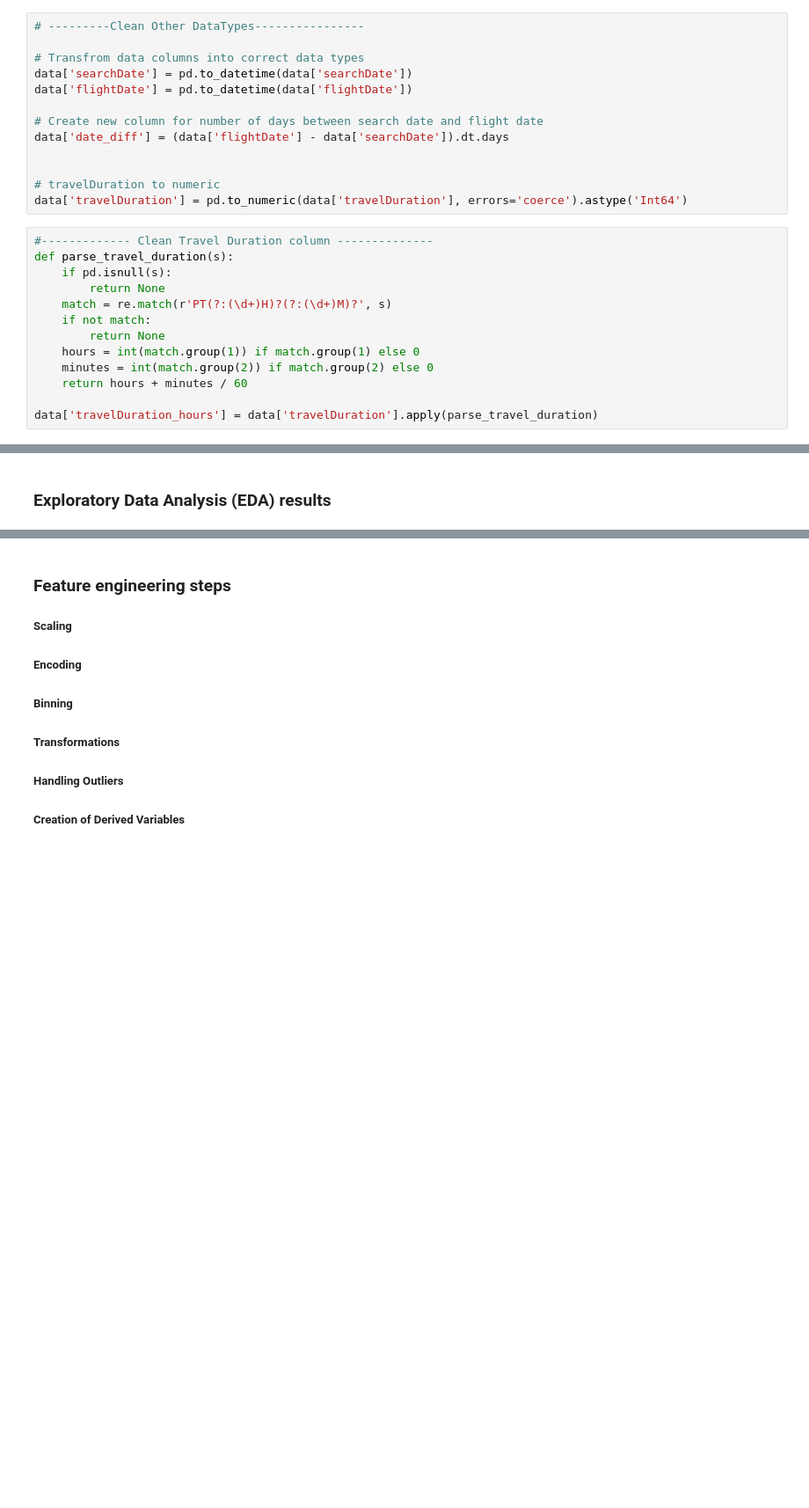
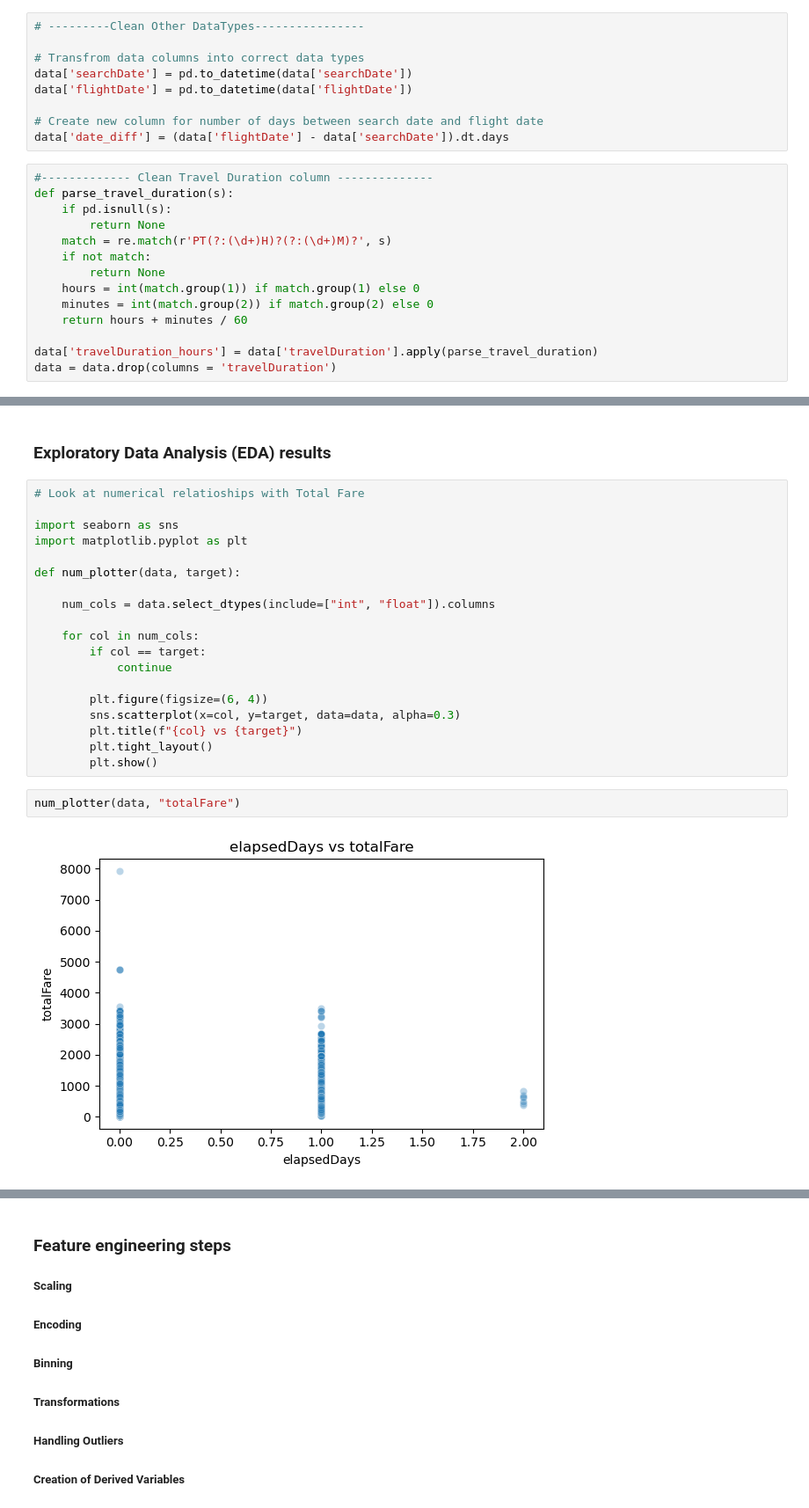
Before and after one commit to andreavreug/Airline-Fare-Prediction, a Jupyter notebook: Pricing_Analysis.ipynb, the cells around one changed output, grey strips where cells are left out. Shown at 88% size. Cells and saved outputs as stored; diff of their text form; blank space fills up the shorter version.

```diff
--- a/Pricing_Analysis.ipynb
+++ b/Pricing_Analysis.ipynb
@@ -149,10 +149,6 @@ data['flightDate'] = pd.to_datetime(data['flightDate'])
 
 # Create new column for number of days between search date and flight date
 data['date_diff'] = (data['flightDate'] - data['searchDate']).dt.days
-
-
-# travelDuration to numeric
-data['travelDuration'] = pd.to_numeric(data['travelDuration'], errors='coerce').astype('Int64')
 # %%
 #------------- Clean Travel Duration column --------------
 def parse_travel_duration(s):
@@ -166,3 +162,4 @@ def parse_travel_duration(s):
     return hours + minutes / 60
 
 data['travelDuration_hours'] = data['travelDuration'].apply(parse_travel_duration)
+data = data.drop(columns = 'travelDuration')
@@ -189,2 +216,25 @@ memory usage: 354.7+ MB
 # %% [markdown]
 ### Exploratory Data Analysis (EDA) results
+# %%
+# Look at numerical relatioships with Total Fare
+
+import seaborn as sns
+import matplotlib.pyplot as plt
+
+def num_plotter(data, target):
+
+    num_cols = data.select_dtypes(include=["int", "float"]).columns
+
+    for col in num_cols:
+        if col == target:
+            continue
+
+        plt.figure(figsize=(6, 4))
+        sns.scatterplot(x=col, y=target, data=data, alpha=0.3)
+        plt.title(f"{col} vs {target}")
+        plt.tight_layout()
+        plt.show()
+# %%
+num_plotter(data, "totalFare")
+# %% [output]
+[figure, added]
```
Also changed, not shown: parts of 9 cells of this notebook.
